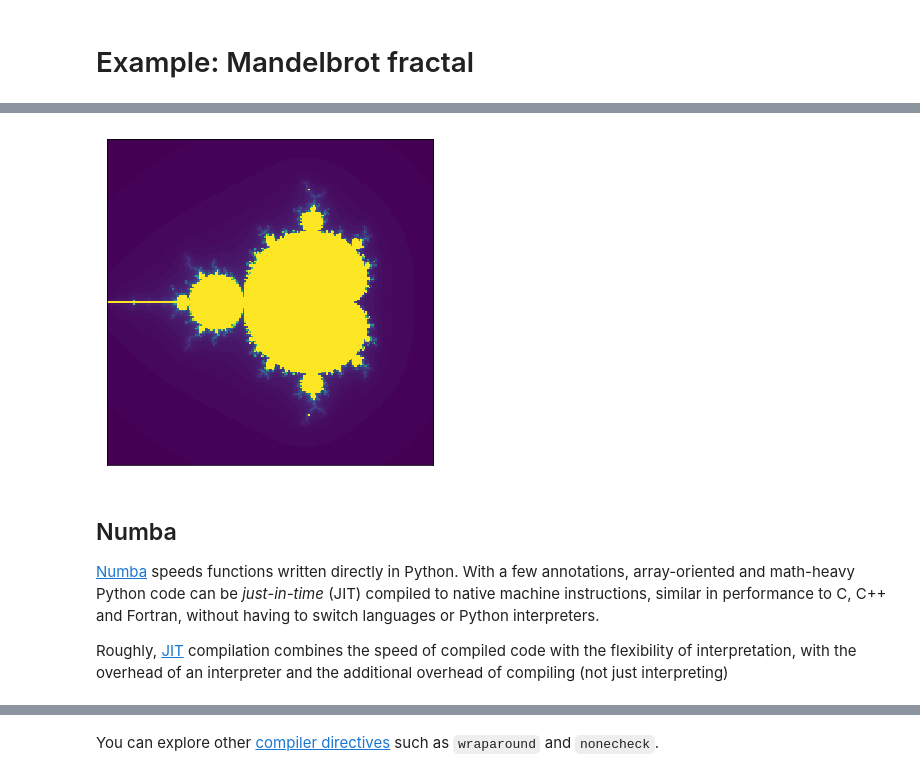
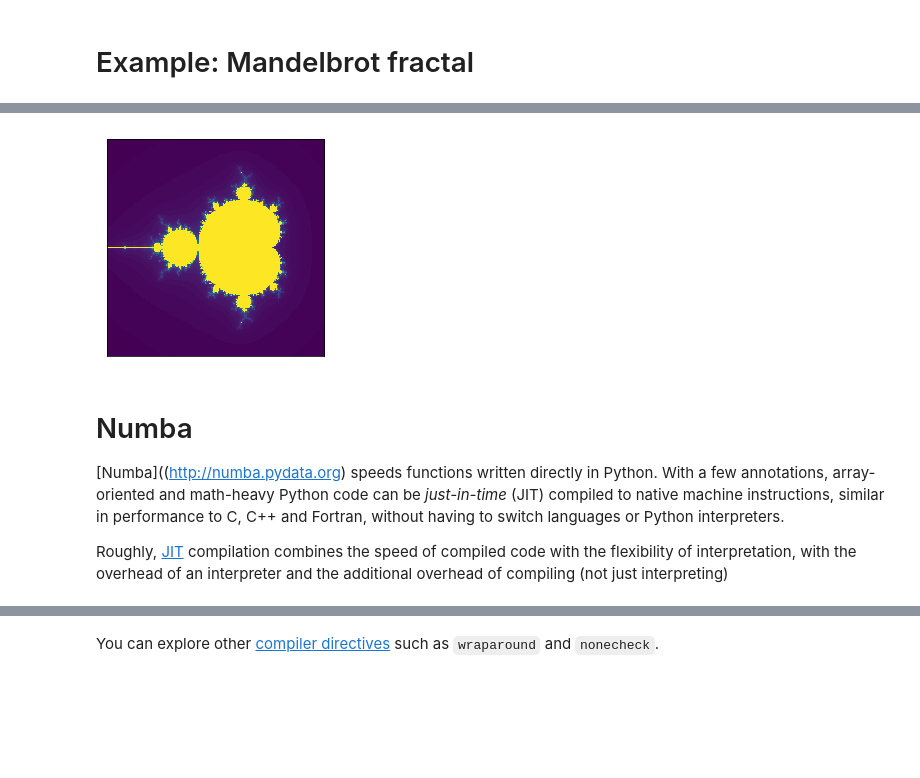
Before and after one commit to yoavram/Py4Eng, a Jupyter notebook: sessions/cython.ipynb, the cells around one changed output, grey strips where cells are left out. Cells and saved outputs as stored; diff of their text form; code cells hidden in the pictures; blank space fills up the shorter version.

```diff
--- a/sessions/cython.ipynb
+++ b/sessions/cython.ipynb
@@ -384,16 +360,14 @@ import matplotlib.pyplot as plt
 # %%
-fig, ax = plt.subplots(figsize=(6, 6))
-ax.imshow(m, cmap='viridis')
-ax.set(xticks=[], yticks=[]);
+plt.imshow(m, cmap='viridis')
+plt.xticks([])
+plt.yticks([]);
 # %% [output]
-[figure, old version]
+[figure, new version]
 # %% [markdown]
-## Numba
+# Numba
 
-[Numba]((http://numba.pydata.org)) speeds functions written directly in Python.
-With a few annotations, array-oriented and math-heavy Python code can be *just-in-time* (JIT) compiled to native machine instructions,
-similar in performance to C, C++ and Fortran,
-without having to switch languages or Python interpreters.
+[Numba]((http://numba.pydata.org) speeds functions written directly in Python.
+With a few annotations, array-oriented and math-heavy Python code can be *just-in-time* (JIT) compiled to native machine instructions, similar in performance to C, C++ and Fortran, without having to switch languages or Python interpreters.
 
 Roughly, [JIT](https://en.wikipedia.org/wiki/Just-in-time_compilation) compilation combines the speed of compiled code with the flexibility of interpretation, with the overhead of an interpreter and the additional overhead of compiling (not just interpreting)
 # %%
```
Also changed, not shown: parts of 93 cells of this notebook.
